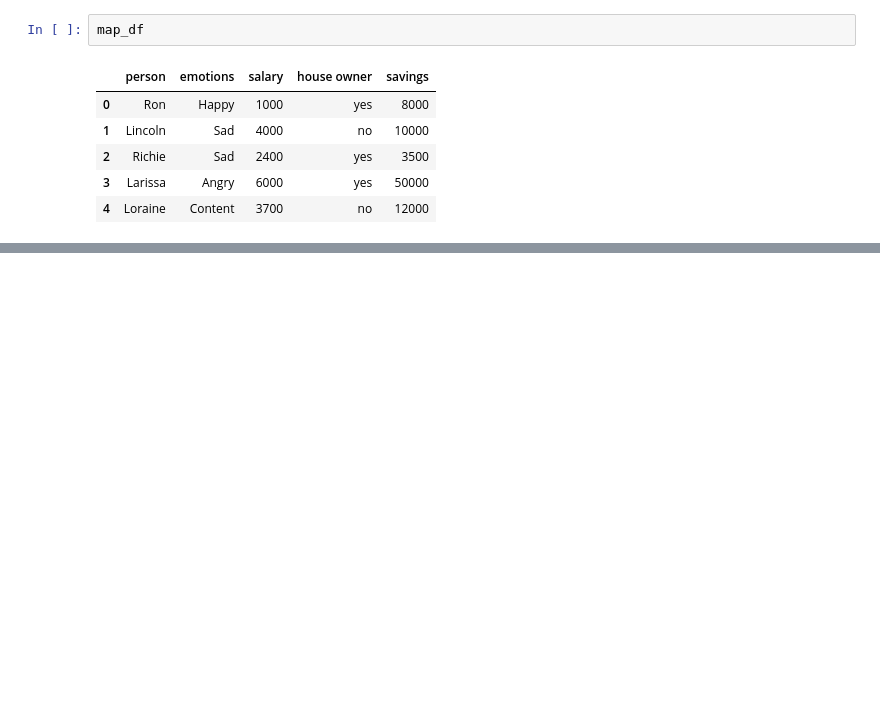
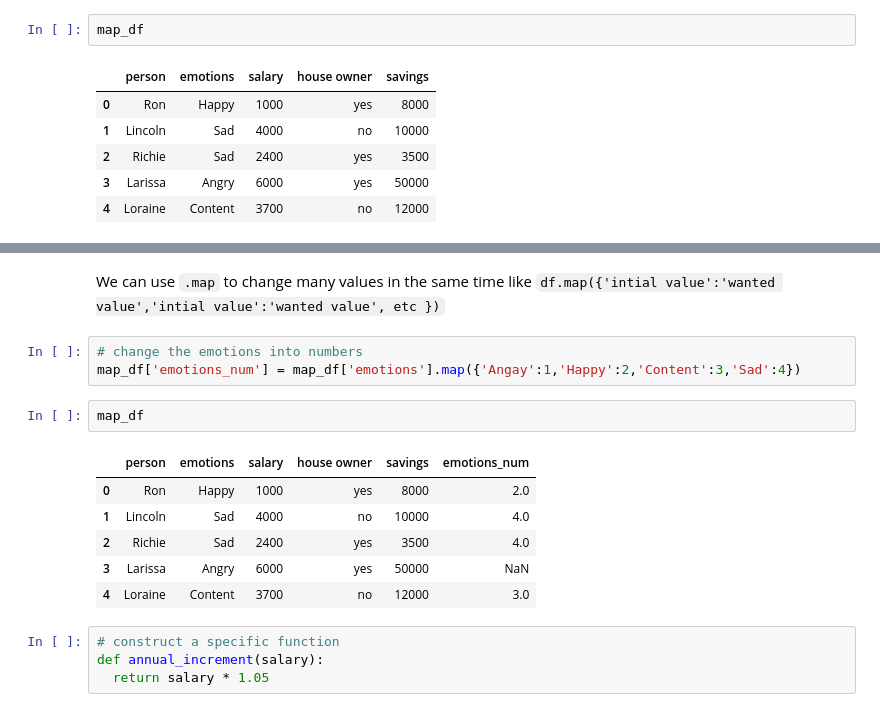
Before and after one commit to Imanhamza/Intoduction-into-pandas, a Jupyter notebook: intro_to_pandas.ipynb, the cells around one changed output, grey strips where cells are left out. Cells and saved outputs as stored; diff of their text form; blank space fills up the shorter version.

````diff
--- a/intro_to_pandas.ipynb
+++ b/intro_to_pandas.ipynb
@@ -848,0 +873,18 @@ map_df
+# %% [markdown]
+We can use ```.map``` to change many values in the same time like ```df.map({'intial value':'wanted value','intial value':'wanted value', etc })```
+# %%
+# change the emotions into numbers
+map_df['emotions_num'] = map_df['emotions'].map({'Angay':1,'Happy':2,'Content':3,'Sad':4})
+# %%
+map_df
+# %% [output]
+|  | person | emotions | salary | house owner | savings | emotions_num |
+| 0 | Ron | Happy | 1000 | yes | 8000 | 2.0 |
+| 1 | Lincoln | Sad | 4000 | no | 10000 | 4.0 |
+| 2 | Richie | Sad | 2400 | yes | 3500 | 4.0 |
+| 3 | Larissa | Angry | 6000 | yes | 50000 | NaN |
+| 4 | Loraine | Content | 3700 | no | 12000 | 3.0 |
+# %%
+# construct a specific function
+def annual_increment(salary):
+  return salary * 1.05
````
Also changed, not shown: parts of 13 cells of this notebook.
